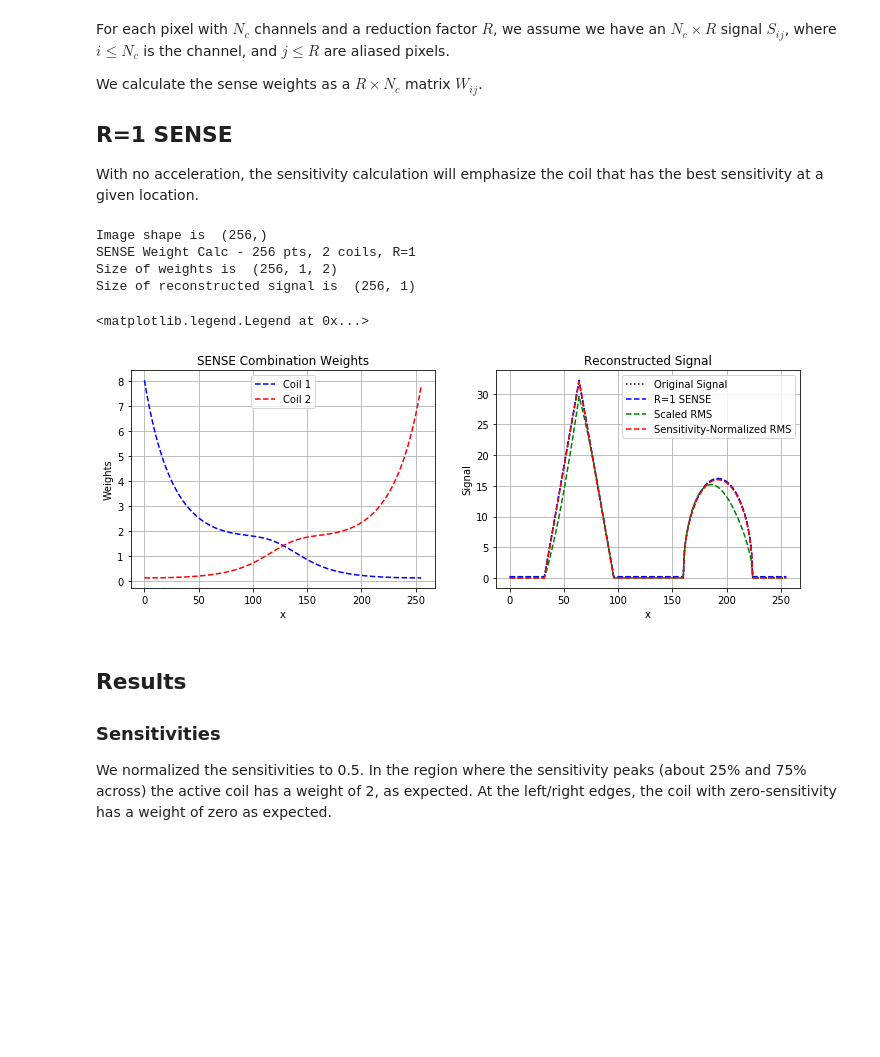
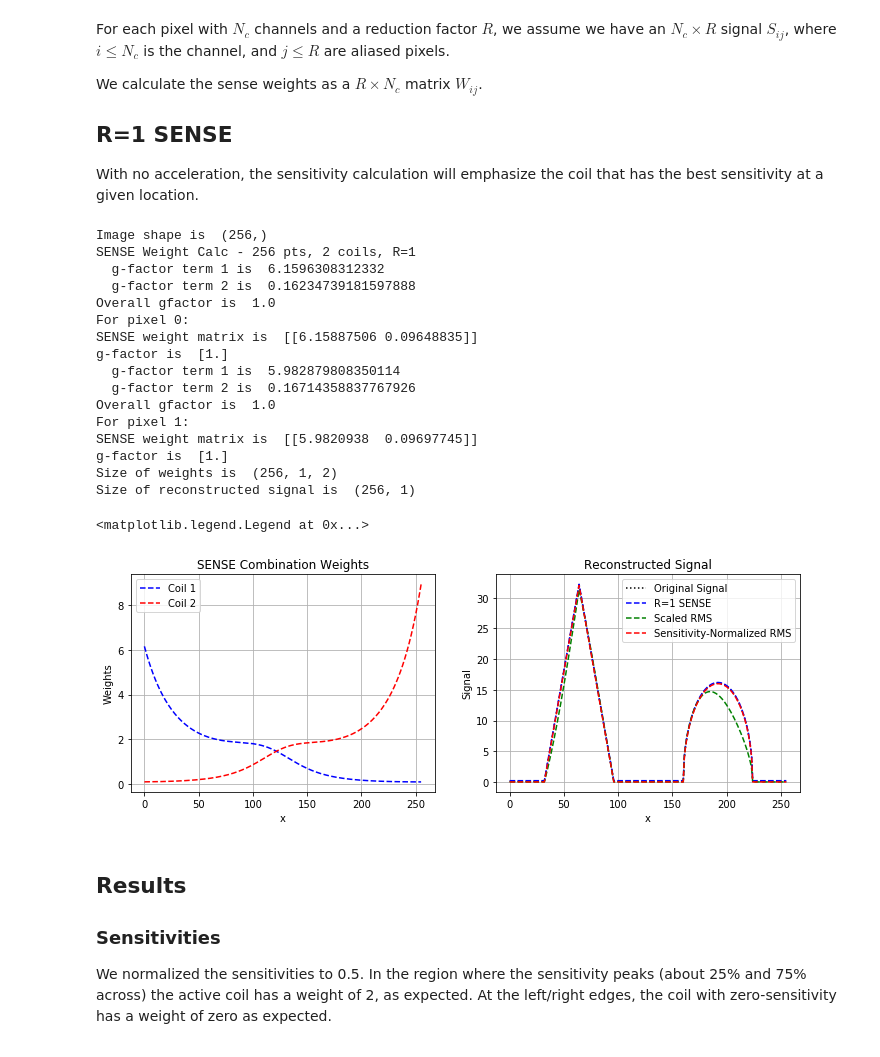
Before and after one commit to mribri999/MRSignalsSeqs, a Jupyter notebook: Python/Rad 229 - SENSE and Noise.ipynb, the cells around one changed output. Drawn from its saved outputs; the diff is of its cells as text; code cells hidden in the pictures; blank space fills up the shorter version.

```diff
--- a/Python/Rad 229 - SENSE and Noise.ipynb
+++ b/Python/Rad 229 - SENSE and Noise.ipynb
@@ -31,8 +31,8 @@ mrs.lplot('x','signal','Basic Signal')
 Now calculate coil sensitivities.  For now we will have 2 coils with gaussian sensitvity profiles.
 # %%
 # -- Make gaussian sensitivities
-c1 = mrs.gaussian(x,Nx/3,Nx/5)     # Left half!
-c2 = mrs.gaussian(x,2*Nx/3,Nx/5)   # Right half
+c1 = mrs.gaussian(x,0.3*Nx,Nx/5)     # Left half!
+c2 = mrs.gaussian(x,0.65*Nx,Nx/5)   # Right half
 # -- Normalize Sensitivities to 0.5 (for illustration)
 c1 = c1 / np.max(c1[:])*0.5
 c2 = c2 / np.max(c2[:])*0.5
@@ -81,37 +81,49 @@ With no acceleration, the sensitivity calculation will emphasize the coil that h
 csensR1 = np.expand_dims(np.squeeze(csens),axis=2)    # N x 2 x 1
 cov = np.eye(2)  # Noise covariance
 
-(cweights,gfactor) = mrs.senseweights(csensR1,noisecov=cov,gfactorcalc=True)
+(cweights,gfactor,noiseR1) = mrs.senseweights(csensR1,noisecov=cov,gfactorcalc=True,noisecalc=True)
 print("Size of weights is ",cweights.shape)
 
 sensesig = mrs.senserecon(csignals,cweights)
 print("Size of reconstructed signal is ",sensesig.shape)
 
 rmssig = mrs.rmscombine(csignals) * 2
 normrmssig = mrs.rmscombine(csignals,csensR1)
 
 fig = plt.figure(figsize=(12.,4.))
 
 plt.subplot(1,2,1)
 plt.plot(x,cweights[:,0,0],'b--',label='Coil 1')  # small delta show trace
 plt.plot(x,cweights[:,0,1],'r--',label='Coil 2')  # small delta show trace
 mrs.lplot('x','Weights','SENSE Combination Weights')
 plt.legend()
 
 plt.subplot(1,2,2)
 plt.plot(x,m+.1,'k:',label='Original Signal')  # small delta show trace
 plt.plot(x,sensesig+.2,'b--',label='R=1 SENSE')
 plt.plot(x,rmssig,'g--',label='Scaled RMS')
 plt.plot(x,normrmssig,'r--',label='Sensitivity-Normalized RMS')
 mrs.lplot('x','Signal','Reconstructed Signal')
 plt.legend()
 # %% [output]
 Image shape is  (256,)
 SENSE Weight Calc - 256 pts, 2 coils, R=1
+  g-factor term 1 is  6.1596308312332
+  g-factor term 2 is  0.16234739181597888
+Overall gfactor is  1.0
+For pixel 0:
+SENSE weight matrix is  [[6.15887506 0.09648835]]
+g-factor is  [1.]
+  g-factor term 1 is  5.982879808350114
+  g-factor term 2 is  0.16714358837767926
+Overall gfactor is  1.0
+For pixel 1:
+SENSE weight matrix is  [[5.9820938  0.09697745]]
+g-factor is  [1.]
 Size of weights is  (256, 1, 2)
 Size of reconstructed signal is  (256, 1)
 <matplotlib.legend.Legend at 0x...>
-[figure, old version]
+[figure, new version]
 # %% [markdown]
 ## Results
 ### Sensitivities
```
Also changed, not shown: parts of 8 cells of this notebook.
